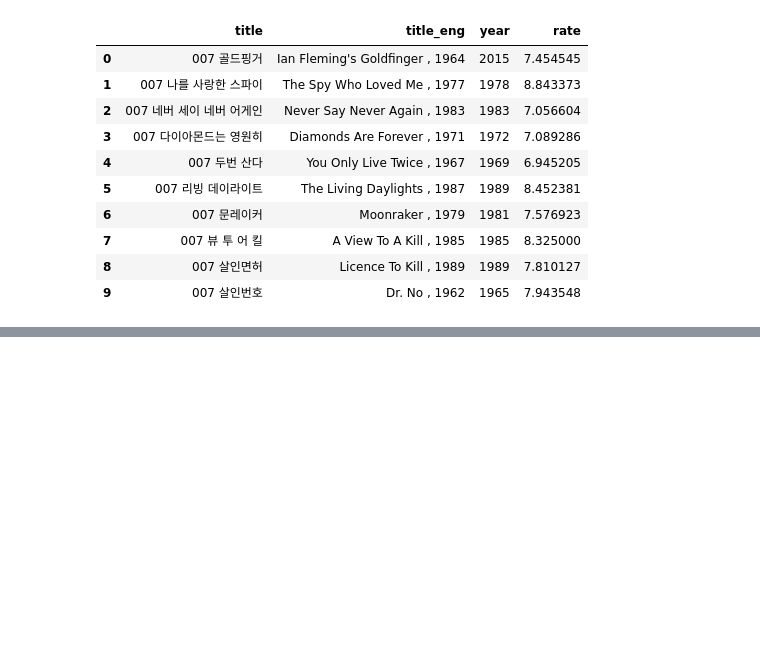
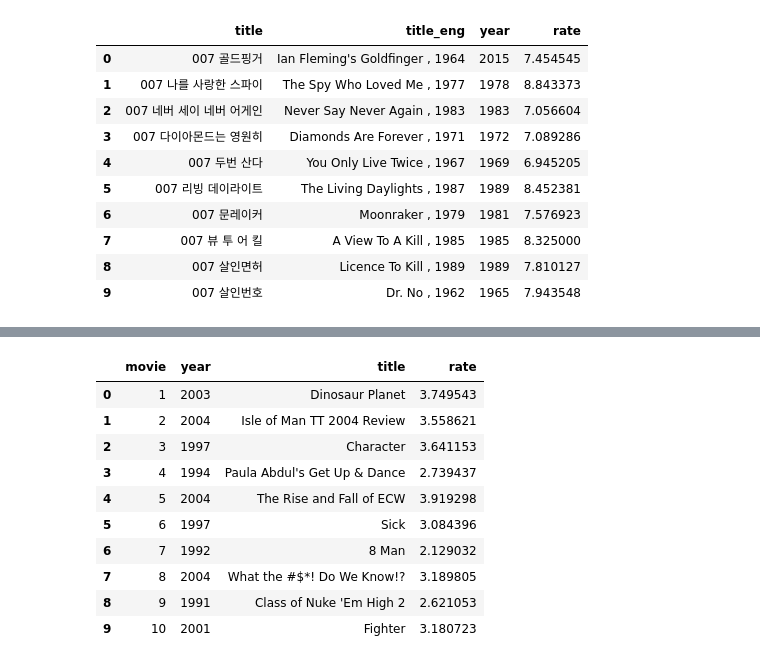
Before and after one commit to sayoonnn/codyssey, a Jupyter notebook: step01/p02/01/movie.ipynb, the cells around one changed output, grey strips where cells are left out. Cells and saved outputs as stored; diff of their text form; code cells hidden in the pictures; blank space fills up the shorter version.

```diff
--- a/step01/p02/01/movie.ipynb
+++ b/step01/p02/01/movie.ipynb
@@ -75,16 +75,16 @@ import csv
 input_file = './Netflix/movie_titles.txt'
 output_file = './Netflix/movie_titles_preprocessed.txt'
 
-with open(input_file, 'r', encoding='ISO-8859-1') as infile, open(output_file, 'w') as outfile:
+df_movies = []
+
+with open(input_file, 'r', encoding='ISO-8859-1') as infile:
     reader = csv.reader(infile)
-    writer = csv.writer(outfile)
 
     for row in reader:
-        if len(row) > 2:
-            row[2] = f'"{row[2]}"'  # 따옴표 추가
-        writer.writerow(row)
+        if len(row) > 3:
+            row[2] = ','.join(row[2:])
+        df_movies.append(row[:3])
 
-
-df_movie = pd.read_csv('./Netflix/movie_titles_preprocessed.txt', sep=',', encoding='ISO-8859-1', quotechar='"')
+df_movies = pd.DataFrame(df_movies, columns=['movie', 'year', 'title'])
 df_movies.head(10)
 # %% [output]
@@ -91,0 +117,25 @@ ParserError: Error tokenizing data. C error: Expected 3 fields in line 72, saw 4
+# %%
+df_rates = []
+
+for i in range(1, 11):
+    df_rate = pd.read_csv(f'./Netflix/rates/mv_{i:07}.txt', sep=',', skiprows=1, names=['user', 'rate', 'date'])
+    mean = df_rate['rate'].mean()
+    df_rates.append([f'{i}', mean])
+
+df_rates = pd.DataFrame(df_rates, columns=['movie', 'rate'])
+df_movies = df_movies[:10]
+
+df_merged = pd.merge(df_movies, df_rates, on=['movie'], how='inner')
+df_merged.head(10)
+# %% [output]
+|  | movie | year | title | rate |
+| 0 | 1 | 2003 | Dinosaur Planet | 3.749543 |
+| 1 | 2 | 2004 | Isle of Man TT 2004 Review | 3.558621 |
+| 2 | 3 | 1997 | Character | 3.641153 |
+| 3 | 4 | 1994 | Paula Abdul's Get Up & Dance | 2.739437 |
+| 4 | 5 | 2004 | The Rise and Fall of ECW | 3.919298 |
+| 5 | 6 | 1997 | Sick | 3.084396 |
+| 6 | 7 | 1992 | 8 Man | 2.129032 |
+| 7 | 8 | 2004 | What the #$*! Do We Know!? | 3.189805 |
+| 8 | 9 | 1991 | Class of Nuke 'Em High 2 | 2.621053 |
+| 9 | 10 | 2001 | Fighter | 3.180723 |
```
Also changed, not shown: parts of 6 cells of this notebook.
